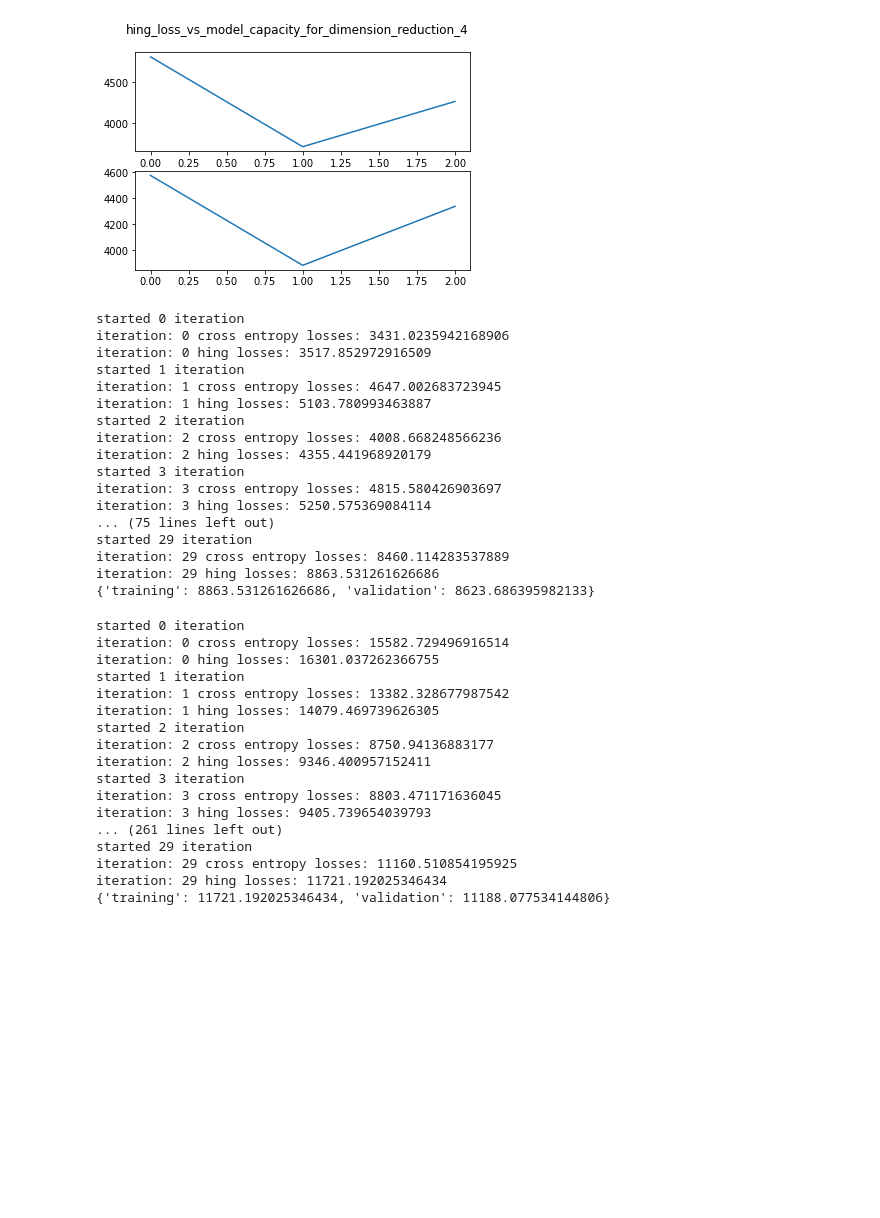
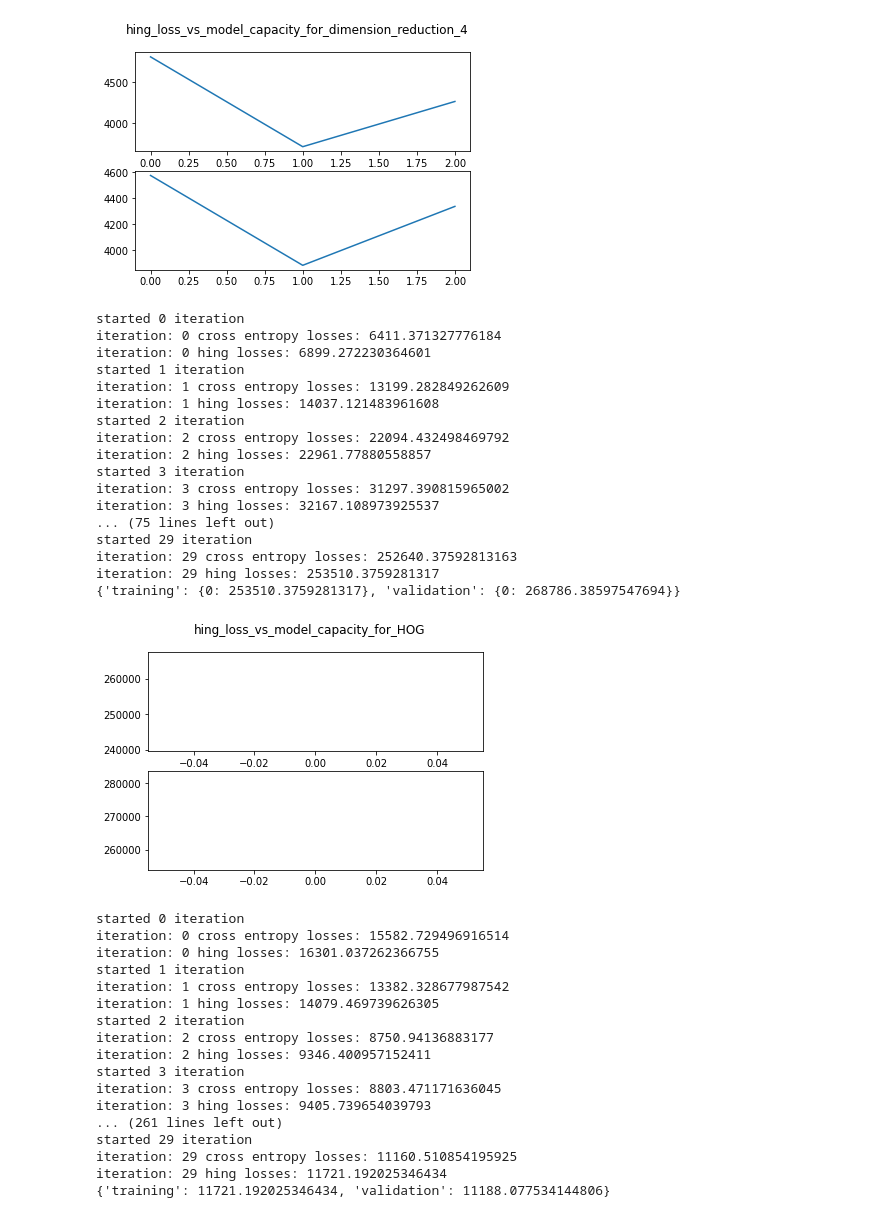
Before and after one commit to yaelgreen/ML1-Final-project, a Jupyter notebook: ML1.ipynb, the cells around one changed output. Drawn from its saved outputs; the diff is of its cells as text; code cells hidden in the pictures; blank space fills up the shorter version.

```diff
--- a/ML1.ipynb
+++ b/ML1.ipynb
@@ -650,13 +612,9 @@ iteration: 9 hing losses: 4263.208182985958
 # %%
 import math
-# from part1 import create_training_and_validation_sets, plot_image, \
-#     convert_pixel_intensity
+# from part1 import create_training_and_validation_sets, convert_pixel_intensity
 # from part2 import Model
-# import part2
-import matplotlib.pyplot as plt
+# from part3 import plot_hinge_loss_vs_model_capacity
 import numpy as np
-
-# from part3 import plot_hinge_loss_vs_model_capacity
 
 weight = height = 32
 counter = 0
@@ -696,47 +654,50 @@ def hogify(image_set):
 def main_part_4(training_set, validation_set, meta):
     training_set[b'data'] = hogify(training_set[b'data'])
     validation_set[b'data'] = hogify(validation_set[b'data'])
     batch_size = 30
     learning_rate = 0.1
     num_of_iterations = 30
     momentum_coefficient = 0.3
     standard_deviation = 1
     l2_regularization = 0.5
     losses = {'training': {}, 'validation': {}}
     model_name = f"HOG"
     training_set_shape = 32*32*2
     convert_pixel_intensity(training_set)
     convert_pixel_intensity(validation_set)
     model = Model(training_set, learning_rate, num_of_iterations,
                   batch_size, momentum_coefficient, l2_regularization,
                   standard_deviation, training_set_shape, model_name)
     model.training()
     # measure the classification error
-    losses['training'] = model.hing_losses[num_of_iterations-1]
-    losses['validation'] = model.calc_hinge_loss(validation_set[b'data'], validation_set[b'labels'])
+    losses['training'][0] = model.hing_losses[num_of_iterations-1]
+    losses['validation'][0] = model.calc_hinge_loss(validation_set[b'data'], validation_set[b'labels'])
     print(losses)
-,
+    plot_hinge_loss_vs_model_capacity(losses, model_name)
+
+
 
 training_set, validation_set, meta = create_training_and_validation_sets()
 main_part_4(training_set, validation_set, meta)
 # %% [output]
 started 0 iteration
-iteration: 0 cross entropy losses: 3431.0235942168906
-iteration: 0 hing losses: 3517.852972916509
+iteration: 0 cross entropy losses: 6411.371327776184
+iteration: 0 hing losses: 6899.272230364601
 started 1 iteration
-iteration: 1 cross entropy losses: 4647.002683723945
-iteration: 1 hing losses: 5103.780993463887
+iteration: 1 cross entropy losses: 13199.282849262609
+iteration: 1 hing losses: 14037.121483961608
 started 2 iteration
-iteration: 2 cross entropy losses: 4008.668248566236
-iteration: 2 hing losses: 4355.441968920179
+iteration: 2 cross entropy losses: 22094.432498469792
+iteration: 2 hing losses: 22961.77880558857
 started 3 iteration
-iteration: 3 cross entropy losses: 4815.580426903697
-iteration: 3 hing losses: 5250.575369084114
+iteration: 3 cross entropy losses: 31297.390815965002
+iteration: 3 hing losses: 32167.108973925537
 ... (75 lines left out)
 started 29 iteration
-iteration: 29 cross entropy losses: 8460.114283537889
-iteration: 29 hing losses: 8863.531261626686
-{'training': 8863.531261626686, 'validation': 8623.686395982133}
+iteration: 29 cross entropy losses: 252640.37592813163
+iteration: 29 hing losses: 253510.3759281317
+{'training': {0: 253510.3759281317}, 'validation': {0: 268786.38597547694}}
+[figure, added]
 # %%
 ## Part 5
 # %%
```
Also changed, not shown: parts of 4 cells of this notebook, 1 other file.
